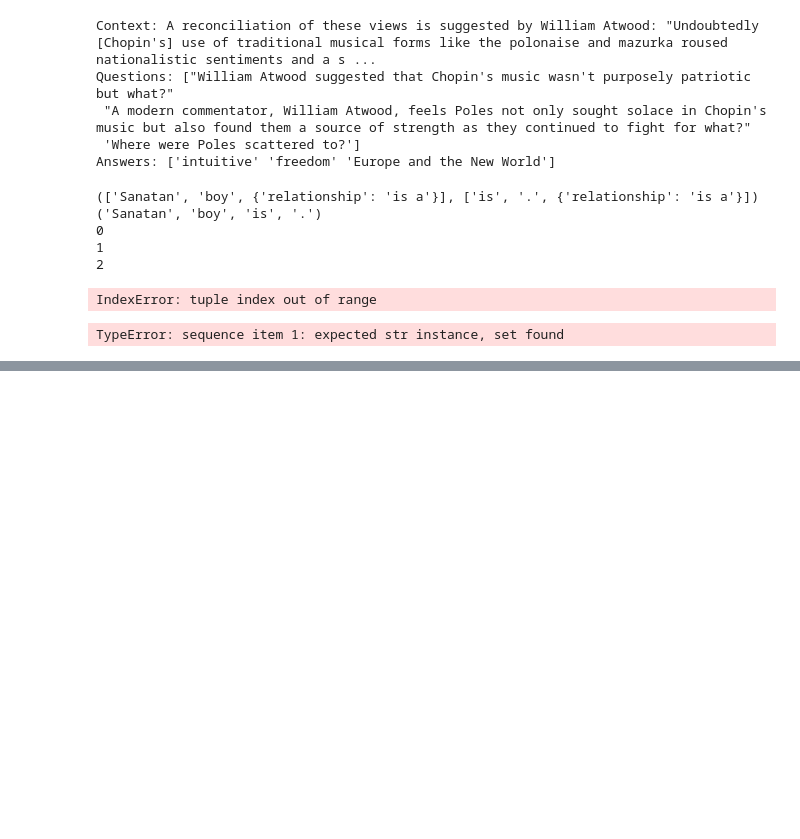
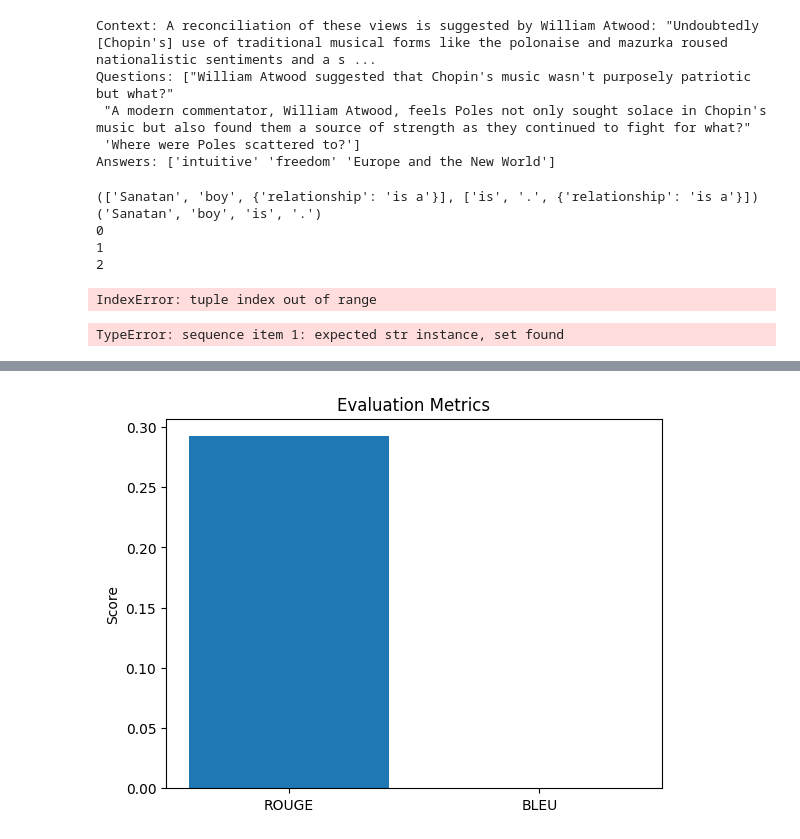
Before and after one commit to sanatankafle12/Major-Project, a Jupyter notebook: src/practice.ipynb, the cells around one changed output, grey strips where cells are left out. Drawn from its saved outputs; the diff is of its cells as text; code cells hidden in the pictures; blank space fills up the shorter version.

```diff
--- a/src/practice.ipynb
+++ b/src/practice.ipynb
@@ -824,3 +897,33 @@ meteor_score = calculate_meteor_score(hypothesis_summaries, reference_summaries)
+# %%
+import matplotlib.pyplot as plt
+
+def calculate_rouge_scores(hypotheses, references):
+    rouge = Rouge()
+    scores = rouge.get_scores(hypotheses, references, avg=True)
+    return scores
+
+def calculate_bleu_score(hypotheses, references):
+    references = [[ref.split()] for ref in references]
+    hypotheses = [hyp.split() for hyp in hypotheses]
+    bleu_score = corpus_bleu(references, hypotheses)
+    return bleu_score
+
+
+# Example usage
+
+rouge_scores = calculate_rouge_scores(hypothesis_summaries, reference_summaries)
+bleu_score = calculate_bleu_score(hypothesis_summaries, reference_summaries)
+
+# Create a bar graph
+metrics = ["ROUGE", "BLEU"]
+scores = [rouge_scores["rouge-l"]["f"], bleu_score]
+
+plt.bar(metrics, scores)
+plt.ylabel("Score")
+plt.title("Evaluation Metrics")
+plt.show()
+# %% [output]
+[figure, added]
 # %%
 !pip3 install rouge
 # %% [output]
```
Also changed, not shown: parts of 15 cells of this notebook, 5 other files.
